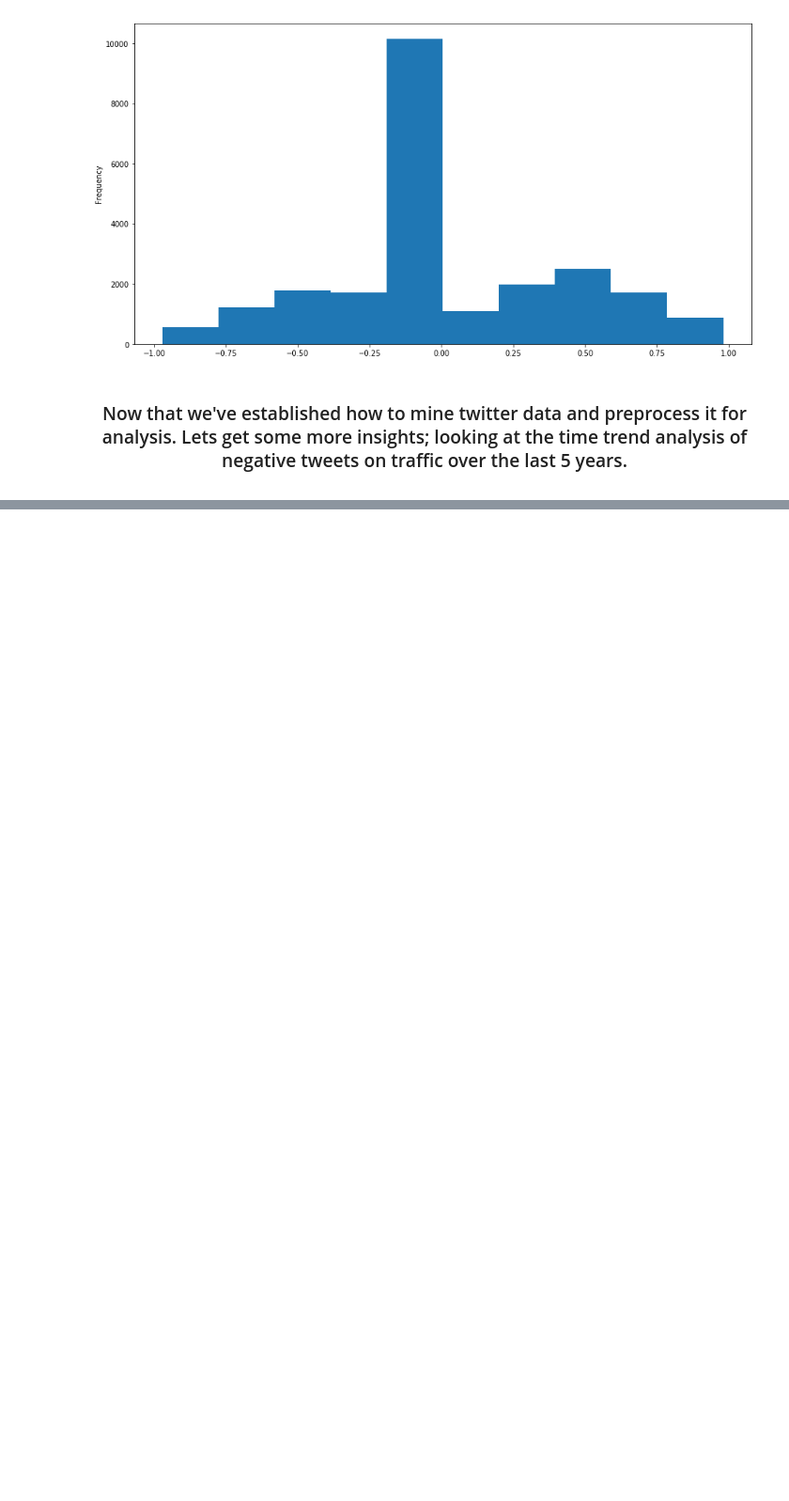
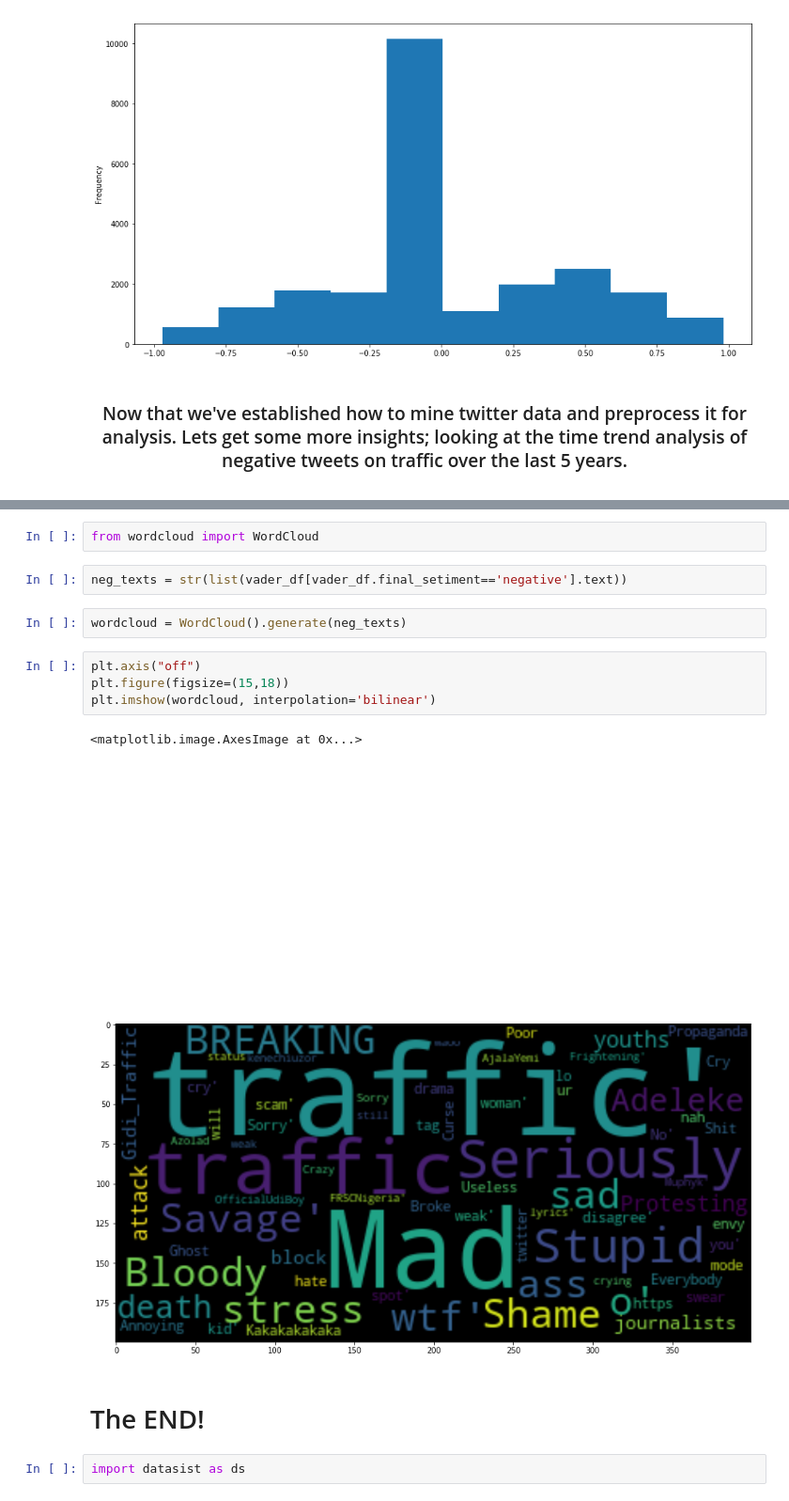
Before and after one commit to marquisvictor/PyCon-Nigeria-2019, a Jupyter notebook: Pycon_Abuja.ipynb, the cells around one changed output, grey strips where cells are left out. Shown at 94% size. Cells and saved outputs as stored; diff of their text form; blank space fills up the shorter version.

```diff
--- a/Pycon_Abuja.ipynb
+++ b/Pycon_Abuja.ipynb
@@ -316,0 +469,18 @@ who has has experience working with twitter dataset.
+# %%
+from wordcloud import WordCloud
+# %%
+neg_texts = str(list(vader_df[vader_df.final_setiment=='negative'].text))
+# %%
+wordcloud = WordCloud().generate(neg_texts)
+# %%
+plt.axis("off")
+plt.figure(figsize=(15,18))
+plt.imshow(wordcloud, interpolation='bilinear')
+# %% [output]
+<matplotlib.image.AxesImage at 0x...>
+[figure, added]
+[figure, added]
+# %% [markdown]
+# The END!
+# %%
+import datasist as ds
```
Also changed, not shown: parts of 19 cells of this notebook.
